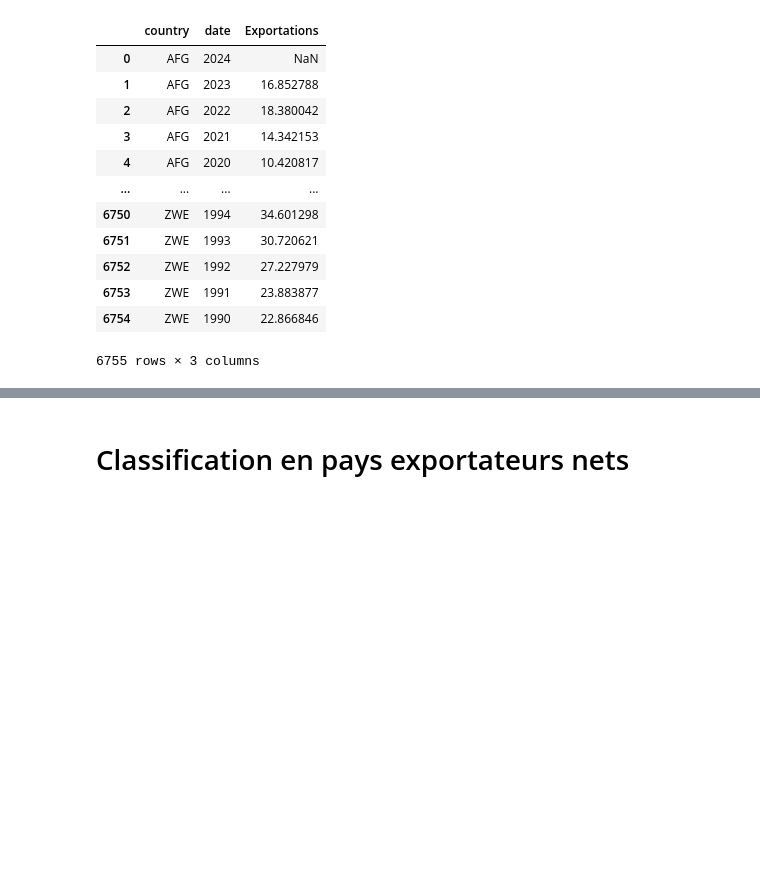
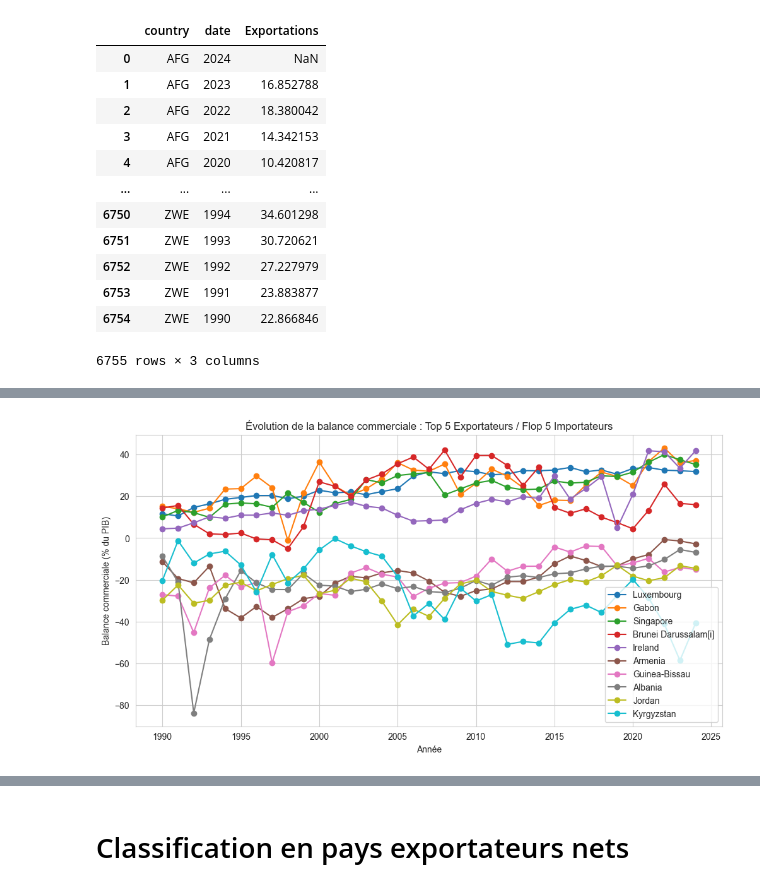
Before and after one commit to nile2304/Data-Science-Project-ENSAE, a Jupyter notebook: main.ipynb, the cells around one changed output, grey strips where cells are left out. Drawn from its saved outputs; the diff is of its cells as text; code cells hidden in the pictures; blank space fills up the shorter version.

```diff
--- a/main.ipynb
+++ b/main.ipynb
@@ -728,0 +841,19 @@ trade_analyzer.trade_data
+# %%
+# Calcul de la balance moyenne
+balance_avg = trade_data.groupby('country')['commBalance'].mean().sort_values(ascending=False)
+
+# Top 10 exportateurs nets
+top10 = balance_avg.head(10).reset_index()
+top10 = top10.merge(codesISO_data[['Pays','ISO-3']], left_on='country', right_on='ISO-3', how='left')
+top10 = top10[['Pays','commBalance']].rename(columns={'Pays':'country_name'})
+top10.index = range(1, len(top10)+1)
+print("Top 10 pays exportateurs nets :")
+display(top10)
+
+# Top 10 importateurs nets (flop)
+flop10 = balance_avg.tail(10).reset_index()
+flop10 = flop10.merge(codesISO_data[['Pays','ISO-3']], left_on='country', right_on='ISO-3', how='left')
+flop10 = flop10[['Pays','commBalance']].rename(columns={'Pays':'country_name'})
+flop10.index = range(1, len(flop10)+1)
+print("\nTop 10 pays importateurs nets :")
+display(flop10)
@@ -728,0 +893,22 @@ trade_analyzer.trade_data
+# %%
+# Top 5 exportateurs nets
+top5 = top10.head(5)['country_name']
+# Flop 5 importateurs nets
+flop5 = flop10.head(5)['country_name']
+
+top_flop_countries = pd.concat([top5, flop5])
+
+plt.figure(figsize=(12,6))
+for country in top_flop_countries:
+    subset = trade_data.merge(codesISO_data[['Pays','ISO-3']], left_on='country', right_on='ISO-3', how='left')
+    subset = subset[subset['Pays'] == country]
+    plt.plot(subset['date'], subset['commBalance'], marker='o', label=country)
+
+plt.title("Évolution de la balance commerciale : Top 5 Exportateurs / Flop 5 Importateurs")
+plt.xlabel("Année")
+plt.ylabel("Balance commerciale (% du PIB)")
+plt.legend()
+plt.grid(True)
+plt.show()
+# %% [output]
+[figure, added]
```
Also changed, not shown: parts of 48 cells of this notebook.
